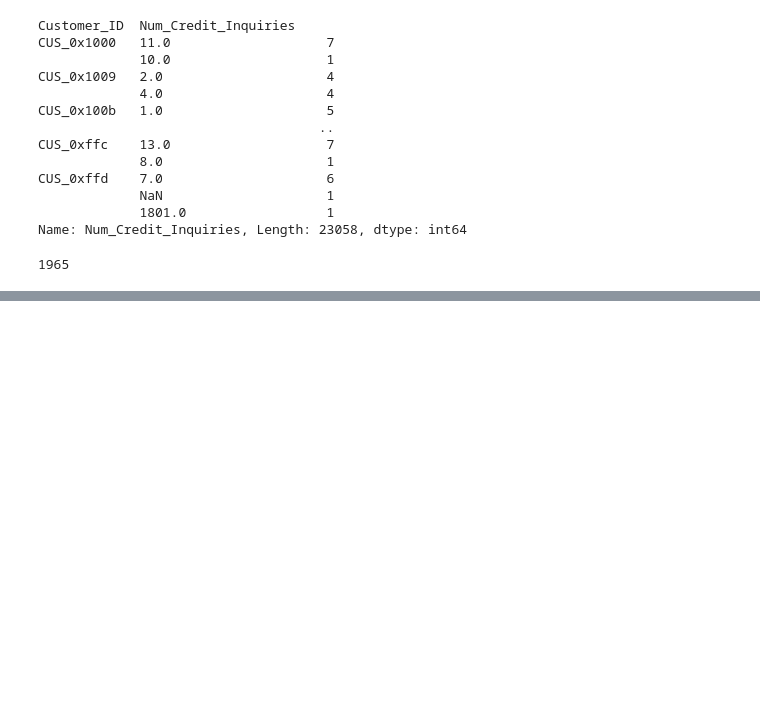
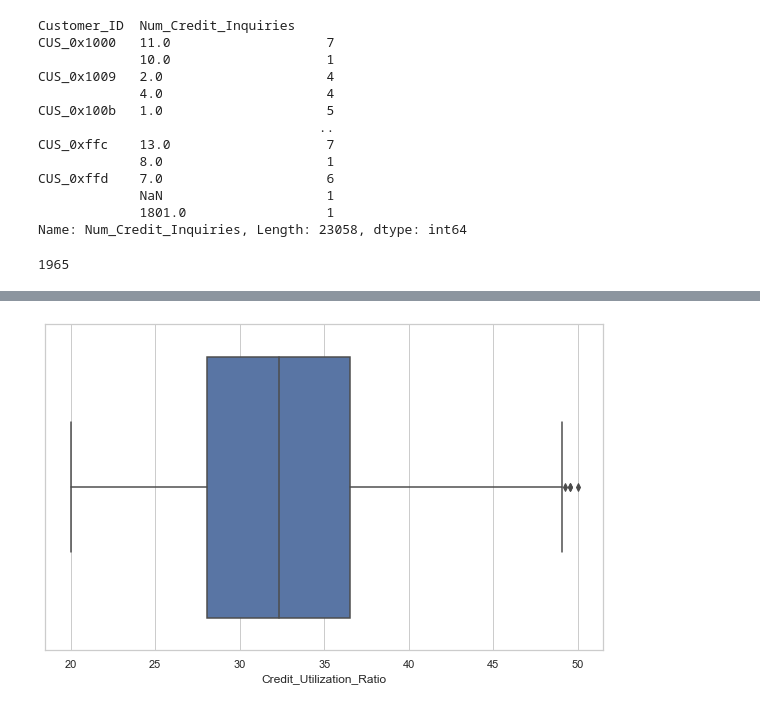
Before and after one commit to ilknurozcelik/DA_Assignments_and_Projects, a Jupyter notebook: 02-Projects/GROUP_11_PROJECTS/Credit_Score_Project/Credit_Score_Project_new.ipynb, the cells around one changed output, grey strips where cells are left out. Cells and saved outputs as stored; diff of their text form; code cells hidden in the pictures; blank space fills up the shorter version.

```diff
--- a/02-Projects/GROUP_11_PROJECTS/Credit_Score_Project/Credit_Score_Project_new.ipynb
+++ b/02-Projects/GROUP_11_PROJECTS/Credit_Score_Project/Credit_Score_Project_new.ipynb
@@ -823,0 +1221,4 @@ Name: Num_Credit_Inquiries, Length: 23058, dtype: int64
+# %%
+sns.boxplot(df_train.Credit_Utilization_Ratio);
+# %% [output]
+[figure, added]
```
Also changed, not shown: parts of 88 cells of this notebook.
